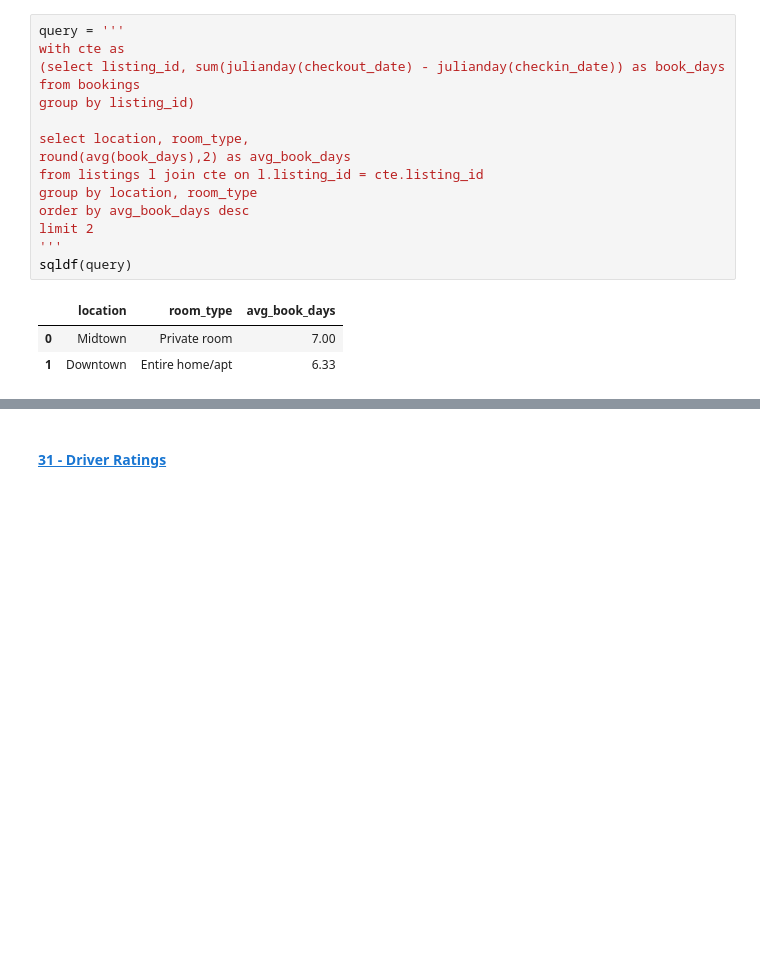
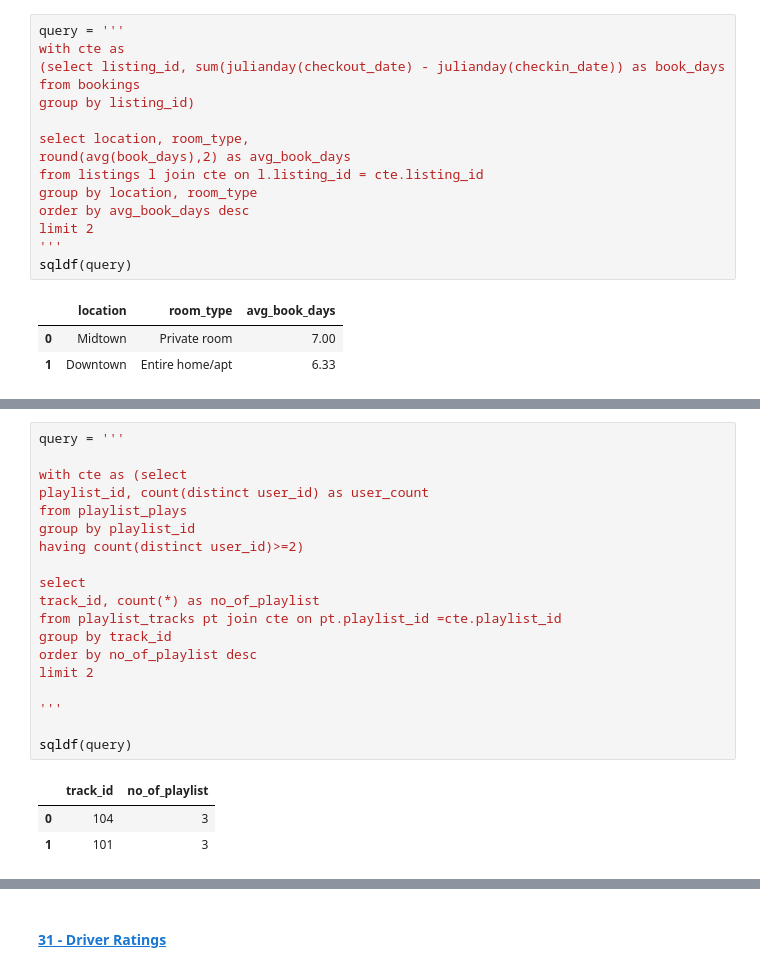
Before and after one commit to smor20/data_analysis, a Jupyter notebook: sql_on_pandas.ipynb, the cells around one changed output, grey strips where cells are left out. Cells and saved outputs as stored; diff of their text form; blank space fills up the shorter version.

```diff
--- a/sql_on_pandas.ipynb
+++ b/sql_on_pandas.ipynb
@@ -2984,0 +3054,23 @@ sqldf(query)
+# %%
+query = '''
+
+with cte as (select
+playlist_id, count(distinct user_id) as user_count
+from playlist_plays
+group by playlist_id
+having count(distinct user_id)>=2)
+
+select
+track_id, count(*) as no_of_playlist
+from playlist_tracks pt join cte on pt.playlist_id =cte.playlist_id
+group by track_id
+order by no_of_playlist desc
+limit 2
+
+'''
+
+sqldf(query)
+# %% [output]
+|  | track_id | no_of_playlist |
+| 0 | 104 | 3 |
+| 1 | 101 | 3 |
```
Also changed, not shown: parts of 9 cells of this notebook.
